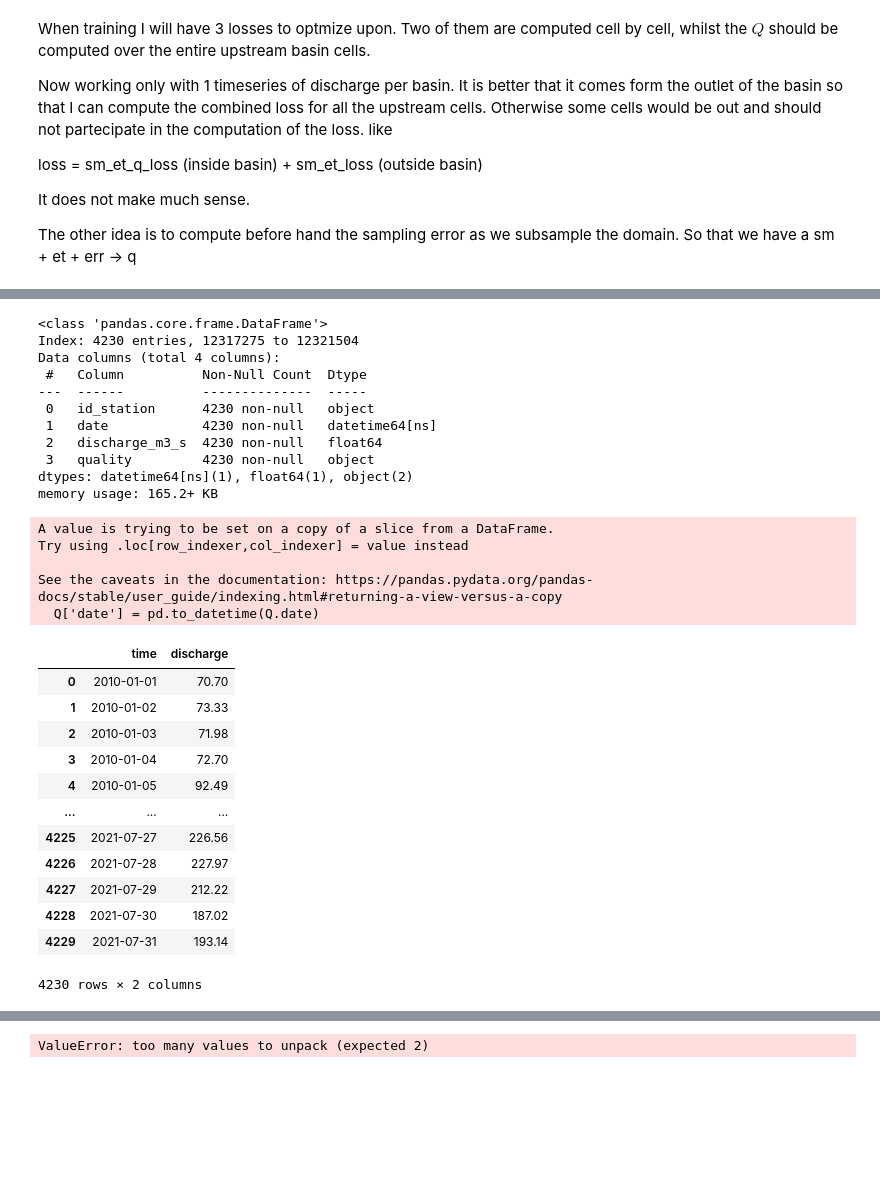
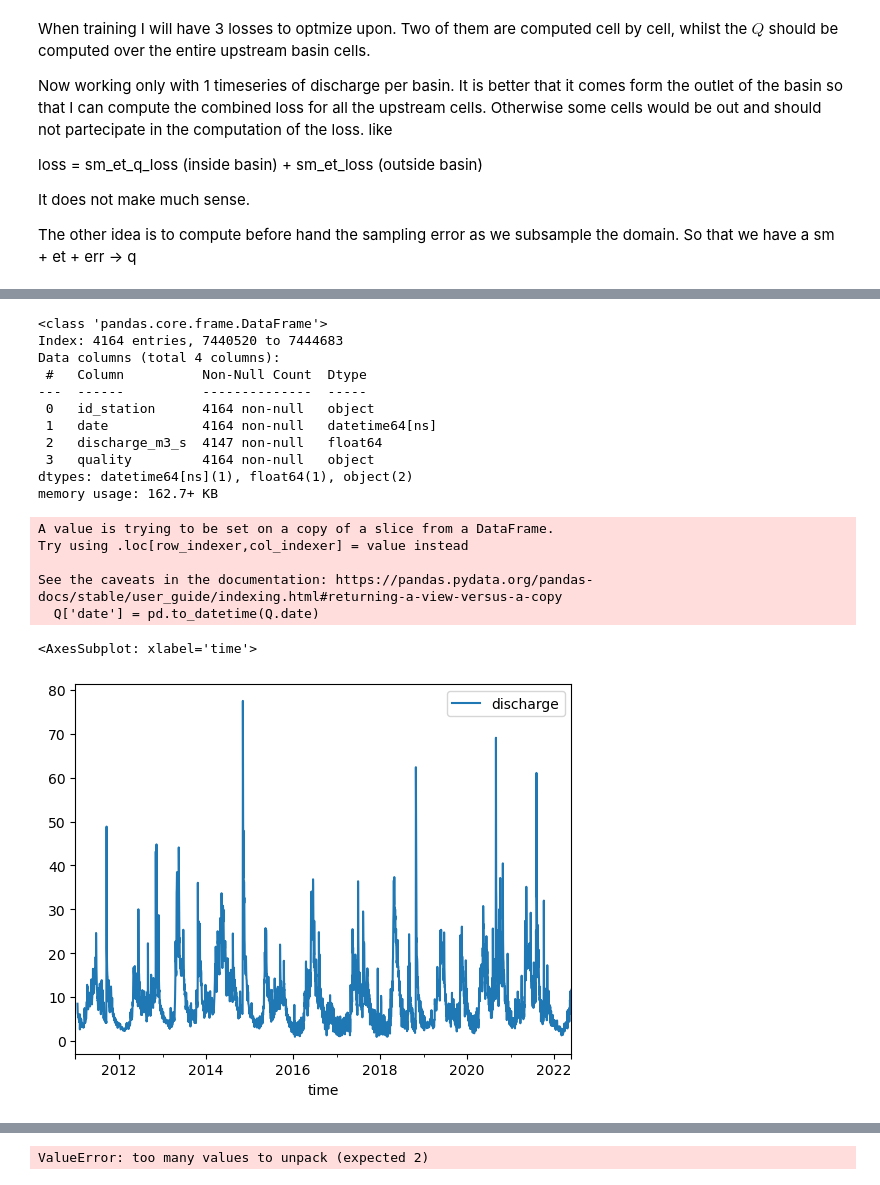
Before and after one commit to interTwin-eu/hython, a Jupyter notebook: nb/dev_river_discharge.ipynb, the cells around one changed output, grey strips where cells are left out. Drawn from its saved outputs; the diff is of its cells as text; code cells hidden in the pictures; blank space fills up the shorter version.

```diff
--- a/nb/dev_river_discharge.ipynb
+++ b/nb/dev_river_discharge.ipynb
@@ -63,22 +63,31 @@ static_names = [ "distance", "hao"] #, 'TT', 'KsatHorFrac']
 target_names = [ "q_river"]
 
 
-outlet_id = "1404" # adige a verona
+wflow_model = "talvera" # "adg1km" #"datademo" # "alps1km_eobs" # "alps1km_cerra",
 
-outlet_lat_lon = [45.44258, 11.00154]
+outlet_id = "1404" # adige a verona [45.44258, 11.00154]
+
+outlet_id = "1401" # TALVERA [ 46.50977, 11.35018]
+
+
+outlet_lat_lon = [ 46.50977, 11.35018]#[45.44258, 11.00154]
 
 
 fn_forcings =  "forcings.nc"  # 'inmaps_eobs_eobsd_makkink_86400_2015_2019.nc'
 fn_params = "staticmaps.nc"
 fn_targets = "output.nc"
 
-fn_surr_distance = "adige_distance_to_outlet.nc"
-fn_surr_hand = "adige_hand.nc"
-fn_surr_hao = "adige_height_above_outlet.nc"
+fn_surr_distance = f"{wflow_model}_distance_to_outlet.nc"
+fn_surr_hand = f"{wflow_model}_hand.nc"
+fn_surr_hao = f"{wflow_model}_height_above_outlet.nc"
 
-start_date = "2010-01-01"
-end_date = "2020-12-31"
+valid_start_date = "2019-01-01"
+valid_end_date = "2020-12-31"
+
+train_start_date = "2011-02-01"
+train_end_date = "2018-12-31"
 
 
-timeslice = slice(start_date, end_date)
+train_timeslice = slice(train_start_date, train_end_date)
+valid_timeslice = slice(valid_start_date, valid_end_date)
 # %%
@@ -116,16 +127,16 @@ Q = Q.sort_values("date")
 Q.info()
 # %% [output]
 <class 'pandas.core.frame.DataFrame'>
-Index: 4230 entries, 12317275 to 12321504
+Index: 4164 entries, 7440520 to 7444683
 Data columns (total 4 columns):
  #   Column          Non-Null Count  Dtype
 ---  ------          --------------  -----
- 0   id_station      4230 non-null   object
- 1   date            4230 non-null   datetime64[ns]
- 2   discharge_m3_s  4230 non-null   float64
- 3   quality         4230 non-null   object
+ 0   id_station      4164 non-null   object
+ 1   date            4164 non-null   datetime64[ns]
+ 2   discharge_m3_s  4147 non-null   float64
+ 3   quality         4164 non-null   object
 dtypes: datetime64[ns](1), float64(1), object(2)
-memory usage: 165.2+ KB
+memory usage: 162.7+ KB
 A value is trying to be set on a copy of a slice from a DataFrame.
 Try using .loc[row_indexer,col_indexer] = value instead
 
@@ -134,18 +145,7 @@ See the caveats in the documentation: https://pandas.pydata.org/pandas-docs/stab
 # %%
 Q = Q.reset_index().drop(["id_station", "quality","index"], axis =1).rename({"discharge_m3_s":"discharge","date":"time"}, axis=1)
 # %%
-Q
+Q.plot(x="time")
 # %% [output]
-|  | time | discharge |
-| 0 | 2010-01-01 | 70.70 |
-| 1 | 2010-01-02 | 73.33 |
-| 2 | 2010-01-03 | 71.98 |
-| 3 | 2010-01-04 | 72.70 |
-| 4 | 2010-01-05 | 92.49 |
-| ... | ... | ... |
-| 4225 | 2021-07-27 | 226.56 |
-| 4226 | 2021-07-28 | 227.97 |
-| 4227 | 2021-07-29 | 212.22 |
-| 4228 | 2021-07-30 | 187.02 |
-| 4229 | 2021-07-31 | 193.14 |
-4230 rows × 2 columns
+<AxesSubplot: xlabel='time'>
+[figure, added]
```
Also changed, not shown: parts of 57 cells of this notebook, 5 other files.
